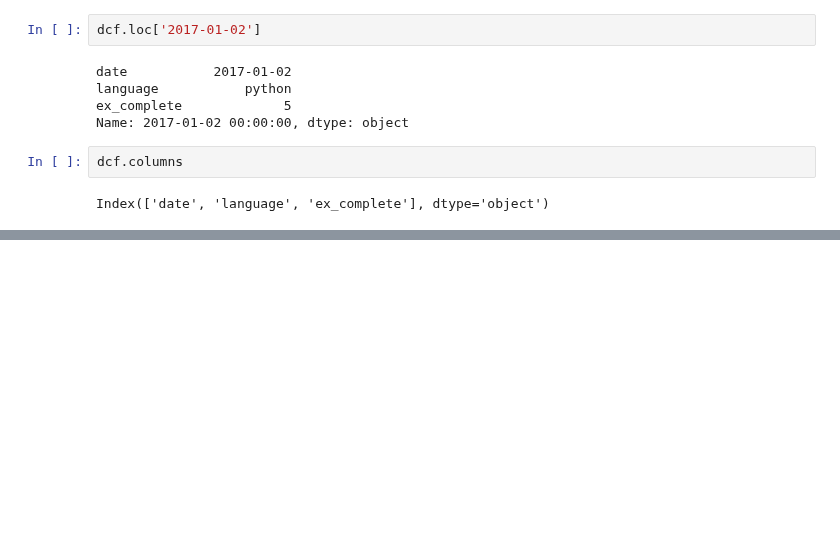
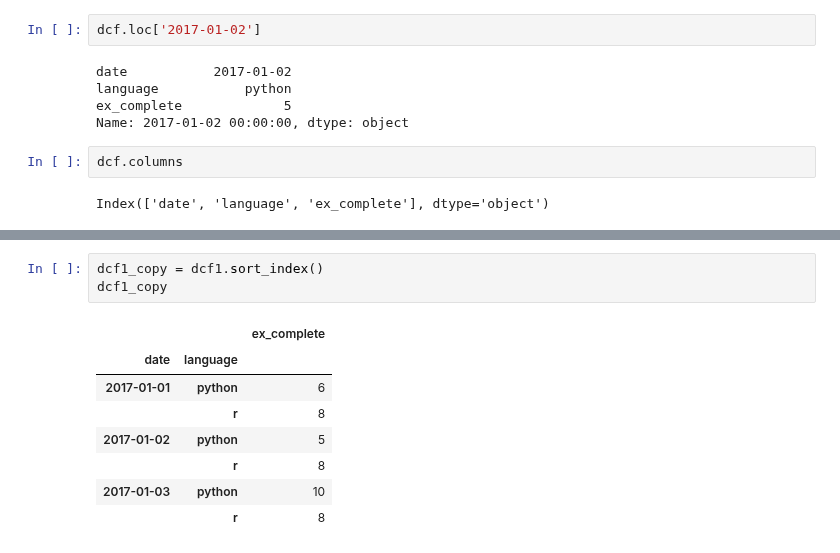
Before and after one commit to chawlaKat/Notebook-Noodlings, a Jupyter notebook: Pandas_and_corgis.ipynb, the cells around one changed output, grey strips where cells are left out. Drawn from its saved outputs; the diff is of its cells as text; blank space fills up the shorter version.

```diff
--- a/Pandas_and_corgis.ipynb
+++ b/Pandas_and_corgis.ipynb
@@ -473,0 +509,12 @@ Index(['date', 'language', 'ex_complete'], dtype='object')
+# %%
+dcf1_copy = dcf1.sort_index()
+dcf1_copy
+# %% [output]
+|  |  | ex_complete |
+| date | language |  |
+| 2017-01-01 | python | 6 |
+|  | r | 8 |
+| 2017-01-02 | python | 5 |
+|  | r | 8 |
+| 2017-01-03 | python | 10 |
+|  | r | 8 |
```
Also changed, not shown: parts of 12 cells of this notebook.
